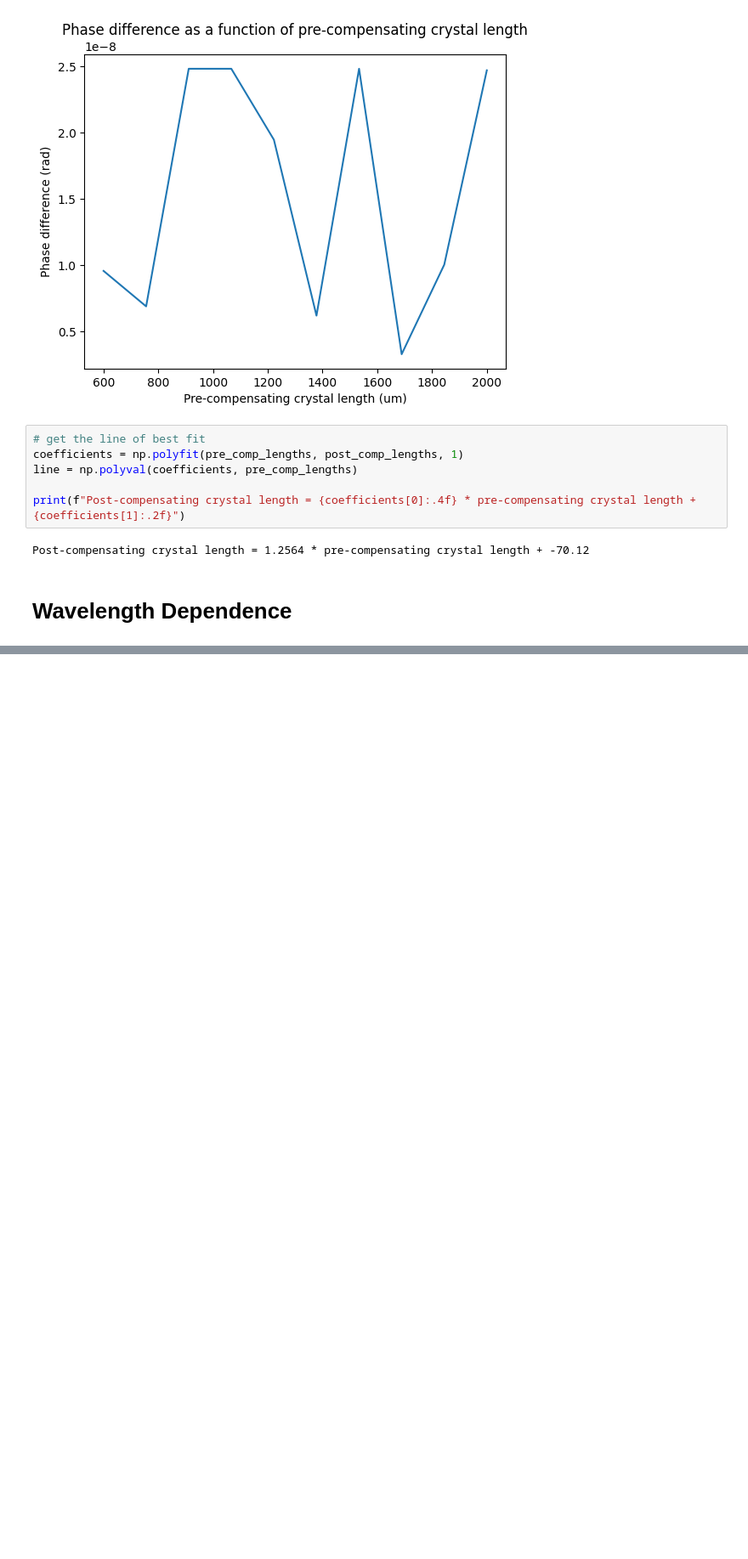
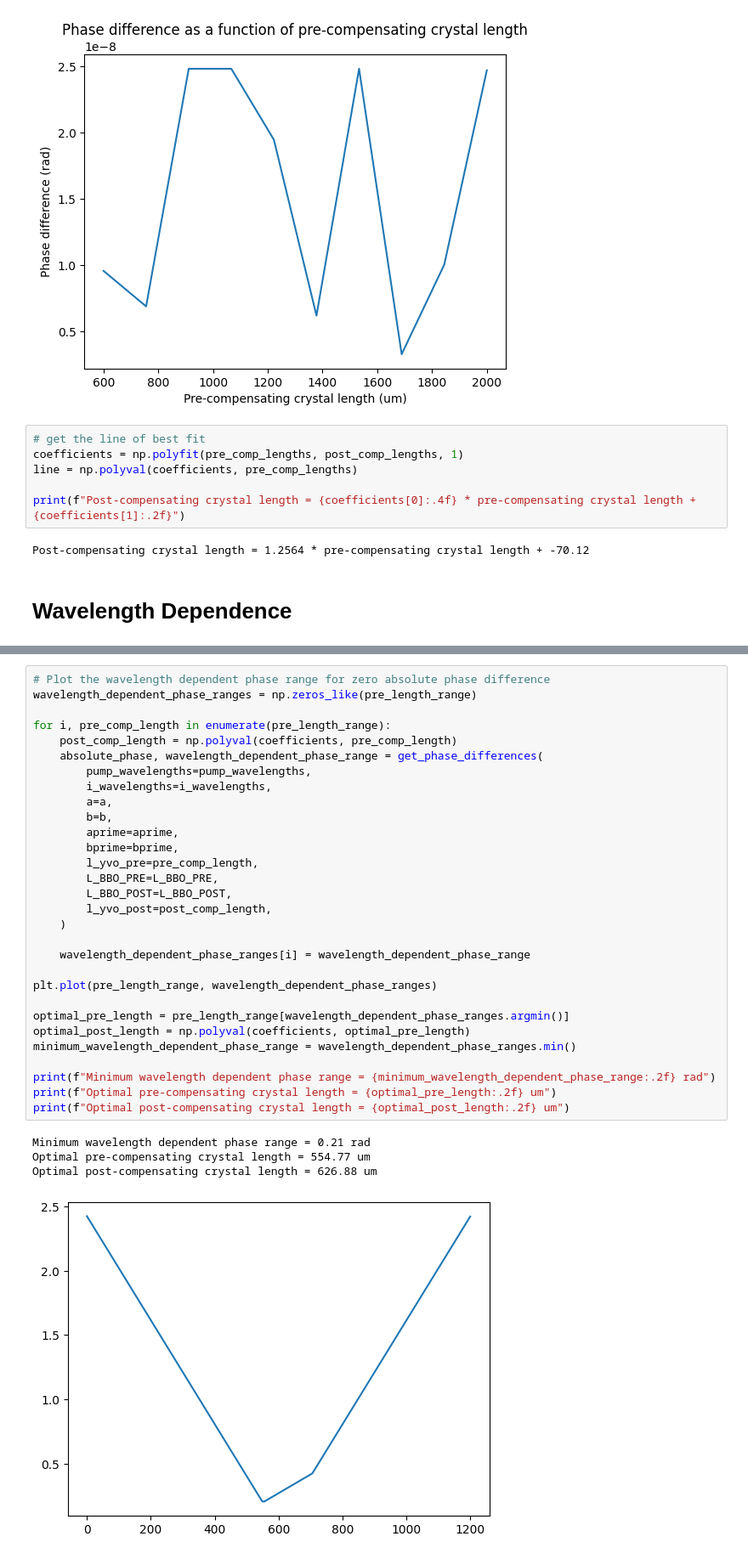
Before and after one commit to josephniblo/walkoff-source, a Jupyter notebook: 6-bbo-absolute-phase.ipynb, the cells around one changed output, grey strips where cells are left out. Shown at 85% size. Cells and saved outputs as stored; diff of their text form; blank space fills up the shorter version.

```diff
--- a/6-bbo-absolute-phase.ipynb
+++ b/6-bbo-absolute-phase.ipynb
@@ -349,2 +360,37 @@ fig.savefig("phase_difference_optimisation.png")
+# %%
+# Plot the wavelength dependent phase range for zero absolute phase difference
+wavelength_dependent_phase_ranges = np.zeros_like(pre_length_range)
+
+for i, pre_comp_length in enumerate(pre_length_range):
+    post_comp_length = np.polyval(coefficients, pre_comp_length)
+    absolute_phase, wavelength_dependent_phase_range = get_phase_differences(
+        pump_wavelengths=pump_wavelengths,
+        i_wavelengths=i_wavelengths,
+        a=a,
+        b=b,
+        aprime=aprime,
+        bprime=bprime,
+        l_yvo_pre=pre_comp_length,
+        L_BBO_PRE=L_BBO_PRE,
+        L_BBO_POST=L_BBO_POST,
+        l_yvo_post=post_comp_length,
+    )
+
+    wavelength_dependent_phase_ranges[i] = wavelength_dependent_phase_range
+
+plt.plot(pre_length_range, wavelength_dependent_phase_ranges)
+
+optimal_pre_length = pre_length_range[wavelength_dependent_phase_ranges.argmin()]
+optimal_post_length = np.polyval(coefficients, optimal_pre_length)
+minimum_wavelength_dependent_phase_range = wavelength_dependent_phase_ranges.min()
+
+print(f"Minimum wavelength dependent phase range = {minimum_wavelength_dependent_phase_range:.2f} rad")
+print(f"Optimal pre-compensating crystal length = {optimal_pre_length:.2f} um")
+print(f"Optimal post-compensating crystal length = {optimal_post_length:.2f} um")
+# %% [output]
+Minimum wavelength dependent phase range = 0.21 rad
+Optimal pre-compensating crystal length = 554.77 um
+Optimal post-compensating crystal length = 626.88 um
+[figure, added]
 # %%
 # plot just the 2d contour
```
Also changed, not shown: parts of 6 cells of this notebook, 2 other files.
